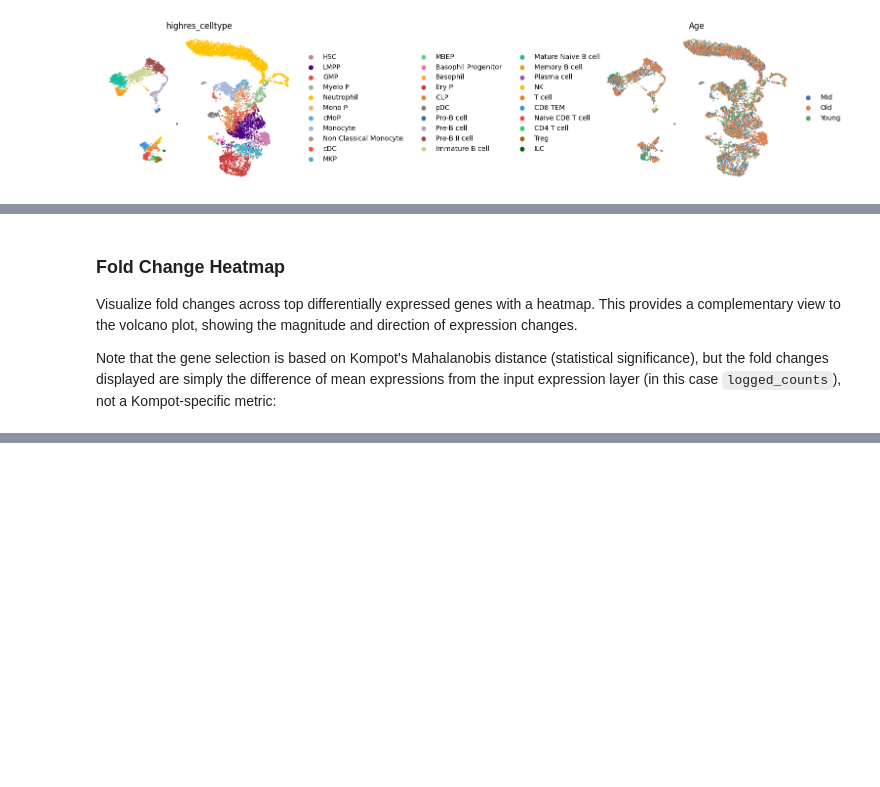
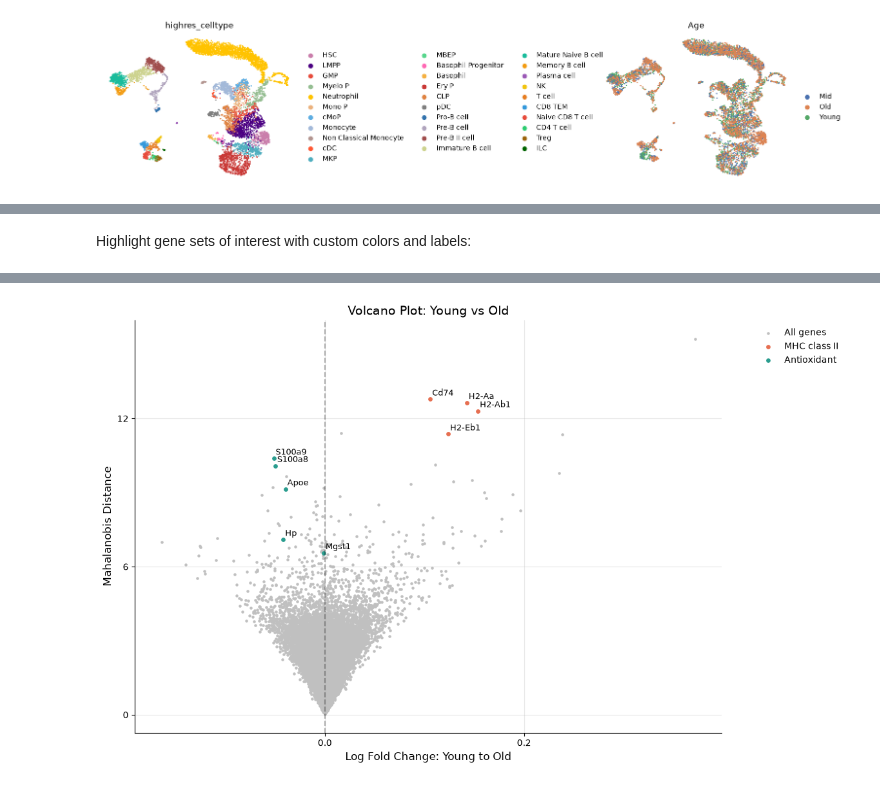
Before and after one commit to settylab/kompot, a Jupyter notebook: examples/01_getting_started.ipynb, the cells around one changed output, grey strips where cells are left out. Saved outputs shown, nothing was run; the diff lists cells and outputs as text; code cells hidden in the pictures; blank space fills up the shorter version.

```diff
--- a/examples/01_getting_started.ipynb
+++ b/examples/01_getting_started.ipynb
@@ -314,6 +162,17 @@ kompot.plot.volcano_de(adata)
-# %% [markdown]
-### Fold Change Heatmap
-
-Visualize fold changes across top differentially expressed genes with a heatmap. This provides a complementary view to the volcano plot, showing the magnitude and direction of expression changes.
-
-Note that the gene selection is based on Kompot's Mahalanobis distance (statistical significance), but the fold changes displayed are simply the difference of mean expressions from the input expression layer (in this case `logged_counts`), not a Kompot-specific metric:
+# %% [markdown]
+Highlight gene sets of interest with custom colors and labels:
+# %%
+gene_sets = [
+    {"name": "MHC class II", "genes": ["H2-Ab1", "H2-Aa", "Cd74", "H2-Eb1"], "color": "#E76F51"},
+    {"name": "Antioxidant", "genes": ["S100a8", "S100a9", "Mgst1", "Apoe", "Hp"], "color": "#2A9D8F"},
+]
+# keep only genes present in this dataset
+for gs in gene_sets:
+    gs["genes"] = [g for g in gs["genes"] if g in adata.var_names]
+
+kompot.plot.volcano_de(
+    adata,
+    highlight_genes=gene_sets,
+    gene_labels=[g for gs in gene_sets for g in gs["genes"]],
+)
+# %% [output]
@@ -319,0 +188 @@ Note that the gene selection is based on Kompot's Mahalanobis distance (statisti
+[figure, added]
```
Also changed, not shown: parts of 60 cells of this notebook, 6 other files.
